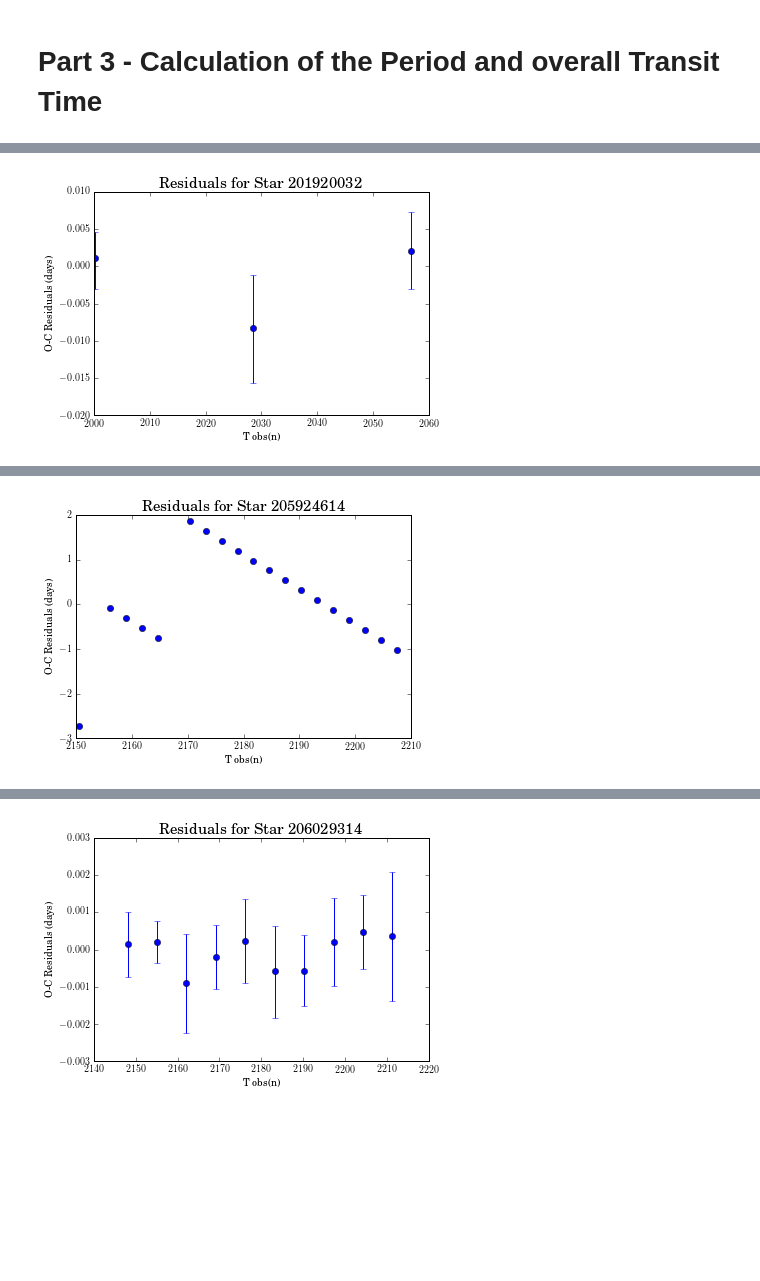
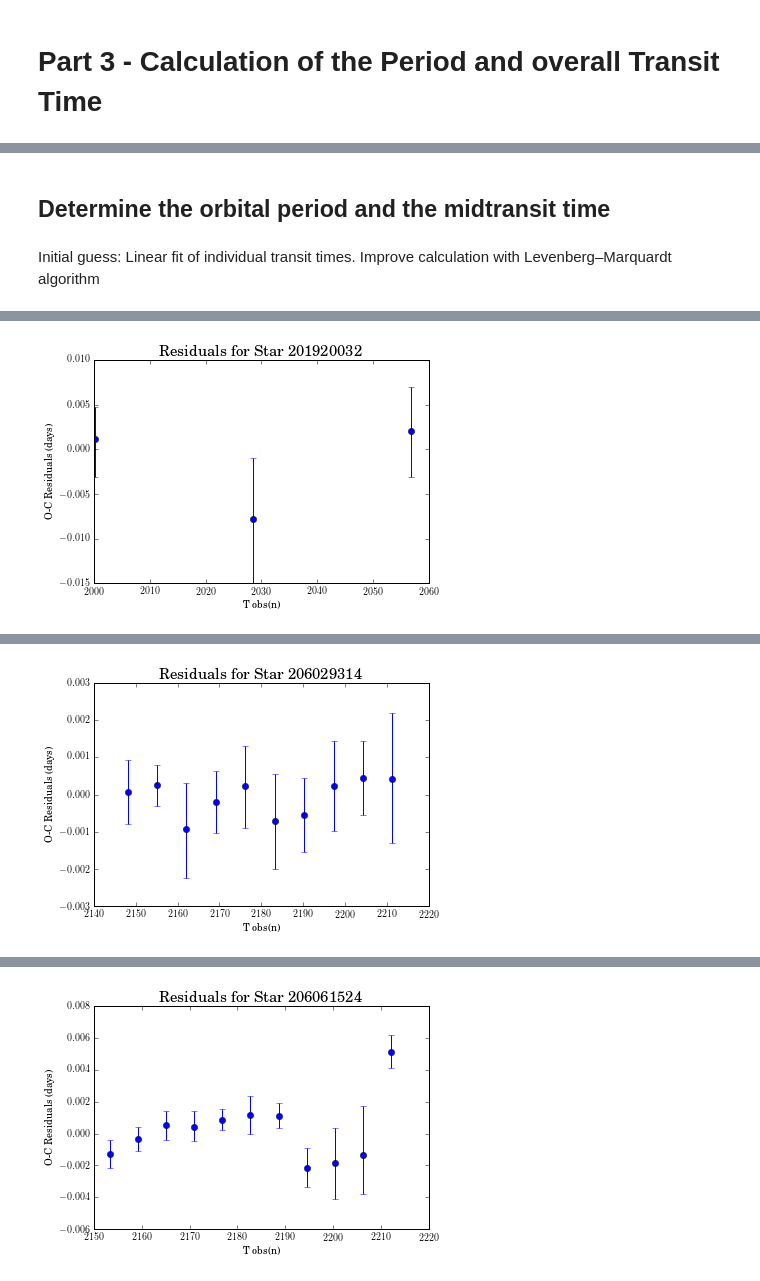
Before and after one commit to mbadenas/Thesis, a Jupyter notebook: Part 3.ipynb, the cells around one changed output, grey strips where cells are left out. Saved outputs shown, nothing was run; the diff lists cells and outputs as text; code cells hidden in the pictures; blank space fills up the shorter version.

```diff
--- a/Part 3.ipynb
+++ b/Part 3.ipynb
@@ -361,13 +353,0 @@ def oot_fit(star, part):
-# %%
-section_code = 3
-
-for star in targets:
-    processStar(star, section_code)
-    print ""
-    print " *******  Star ", star.name,"  *******"
-    print ""
-    print "   -> Error of the out-of-transit flux for the phase-folded LC: ", star.error_foldedLC
-    print "   -> Nº of observed transits: ", len(star.transits)
-
-    print ""
-    print "------------------------------------------------------------"
@@ -426,0 +380,7 @@ Star  206245553
+# %%
+for star in new_targets:
+    print "   Target ", star.name
+    print ""
+    processStar(star)
+    print ""
+    print "-----------------------------------------------------------------"
@@ -426,0 +405,5 @@ Star  206245553
+# %% [markdown]
+## Determine the orbital period and the midtransit time
+# %% [markdown]
+Initial guess: Linear fit of individual transit times.
+Improve calculation with Levenberg–Marquardt algorithm
@@ -428,28 +561,25 @@ Star  206245553
 count = 1
 
 for star in new_targets:
-    t0 = np.loadtxt('2_'+star.name+'t0_mcmc.txt', skiprows=1)
-    t0_obs = t0[:,0]
-    t0_uppererr = t0[:,1]
-    t0_lowererr = t0[:,2]
-    print count, ") *************** Star", star.name, " ***************"
-    print ""
-    print "  -> Number of observed transits:", len(star.transits)
-    print ""
-    print "  -> Observed transit times:"
-    print t0_obs
-    print ""
+    if star.name!="205924614":
+        t0 = np.loadtxt('2_'+star.name+'t0_mcmc.txt', skiprows=1)
+        t0_obs = t0[:,0]
+        t0_uppererr = t0[:,1]
+        t0_lowererr = t0[:,2]
+        print "************************ Star", star.name, " ************************"
+        print ""
+        print "  -> Number of observed transits:", len(star.transits)
+        print "  -> Observed transit times:"
+        print t0_obs
+        print ""
+        opt_values, err = oc(star, t0_obs, t0_uppererr, t0_lowererr)
 
-    opt_values, err = oc(star, t0_obs, t0_uppererr, t0_lowererr)
+        np.savetxt('3_'+star.name+'finalp0t0.txt', np.transpose([opt_values,err]), fmt='%.10f',
+                      delimiter = ' ', header = """Column 1 shows the period (row 1) and its uncertainty (row 2).
+                       Column 2 gives t0 (row 1) and its uncertainty (row 2). Light curves with only two
+                       transits have uncertainties equal to 0.0. This is NOT because 0.0 is their
+                       actual value, but because we couldn't calculate it with only two points.
+                       """)
 
-    print ""
-
-    #np.savetxt('2_'+star.name+'finalp0t0.txt', np.transpose([opt_values,err]), fmt='%.10f',
-    #          delimiter = ' ', header = """Column 1 shows the period (row 1) and its uncertainty (row 2).
-    #           Column 2 gives t0 (row 1) and its uncertainty (row 2). Light curves with only two
-    #           transits have uncertainties equal to 0.0. This is NOT because 0.0 is their
-    #           actual value, but because we couldn't calculate it with only two points.
-    #           """)
-
-    count += 1
+        count += 1
 # %% [output]
@@ -485 +621 @@ Transit Time =  2000.2047406 +/- 0.00469581407939
-[figure, old version]
+[figure, new version]
@@ -503 +639 @@ Transit Time =  2153.14380753 +/- 0.441803285584
-[figure, old version]
+[figure, new version]
@@ -519 +657 @@ Transit Time =  2148.06903379 +/- 0.000214182171157
-[figure, old version]
+[figure, new version]
```
Also changed, not shown: parts of 16 cells of this notebook, 39 other files.
